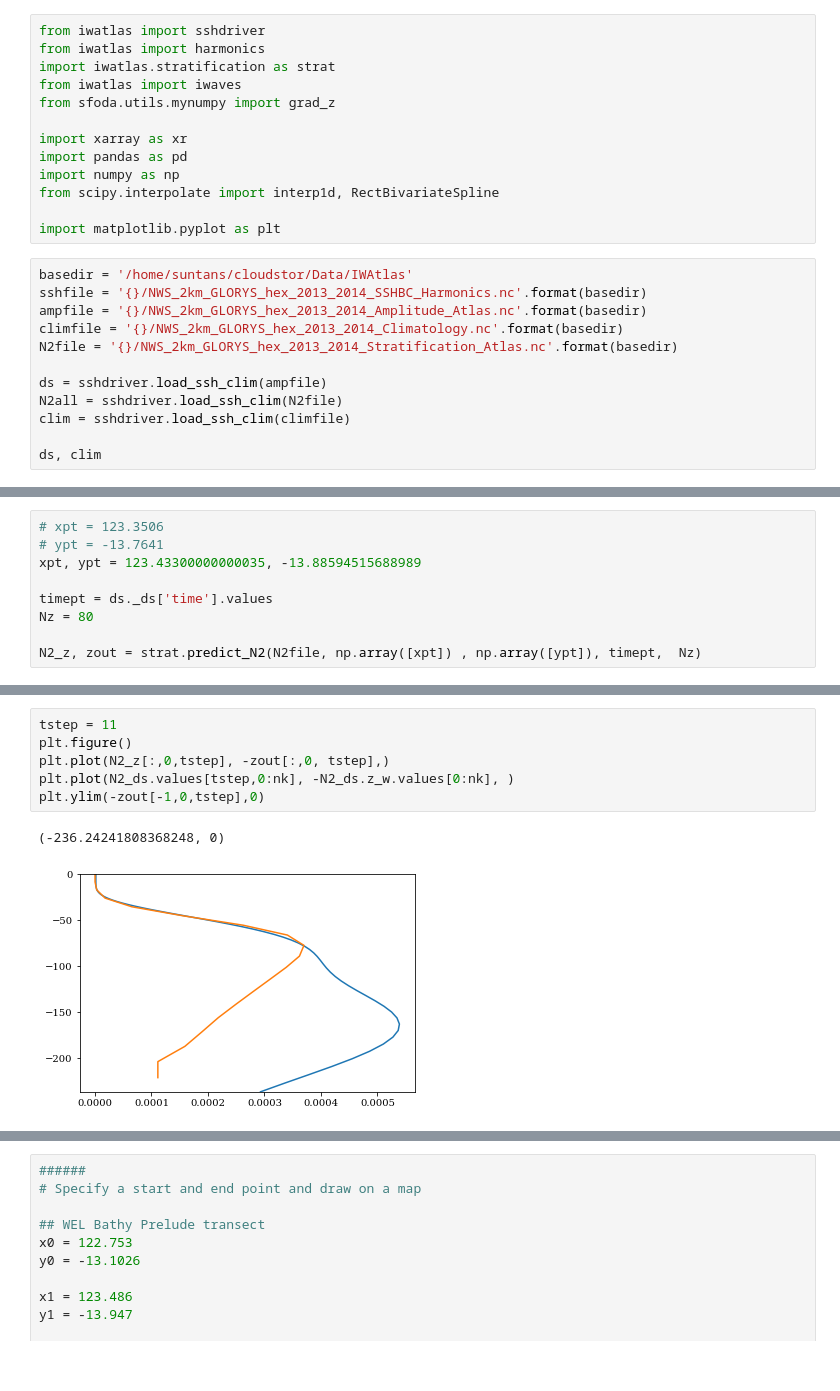
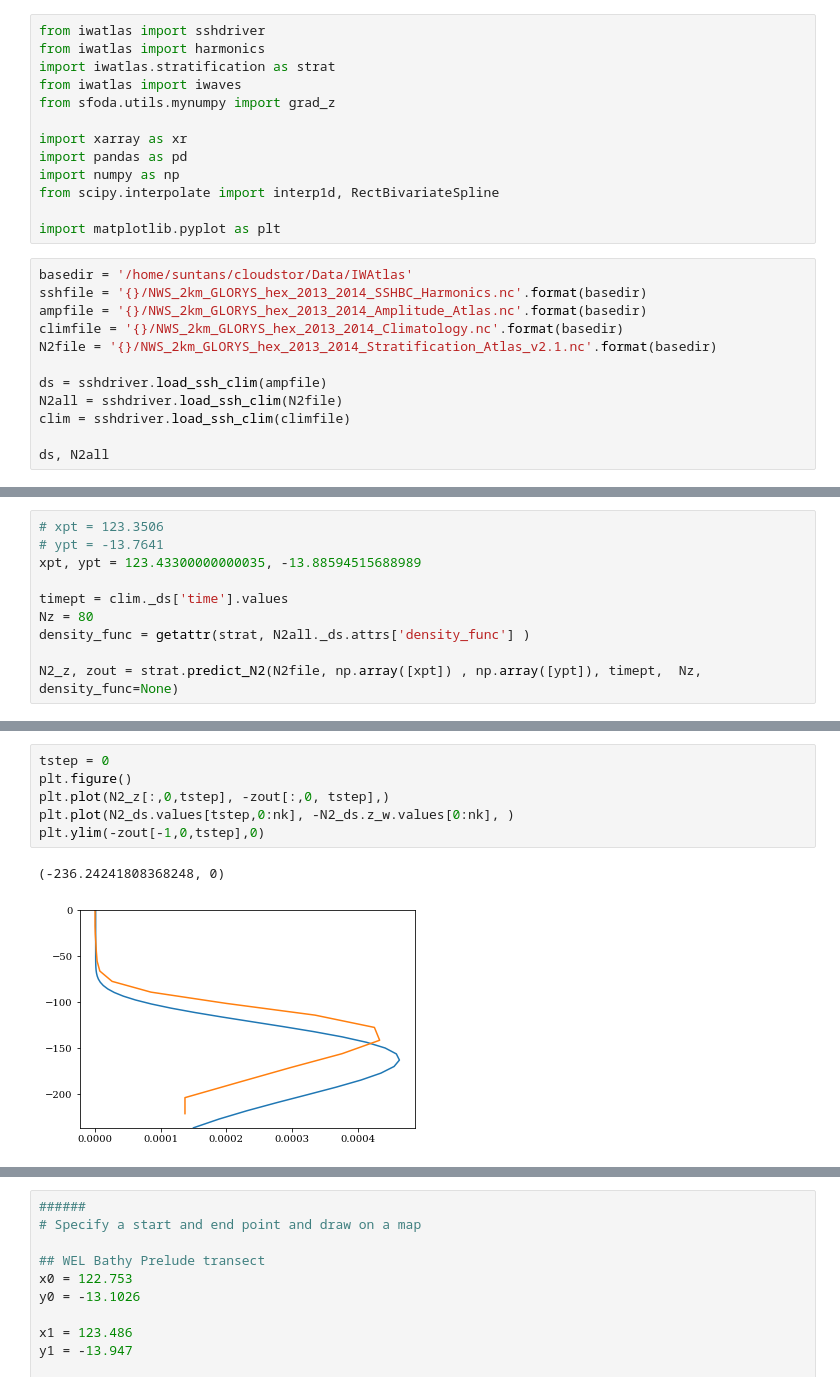
Before and after one commit to mrayson/iwatlas, a Jupyter notebook: sandpit/test_N2_fitting.ipynb, the cells around one changed output, grey strips where cells are left out. Cells and saved outputs as stored; diff of their text form.

```diff
--- a/sandpit/test_N2_fitting.ipynb
+++ b/sandpit/test_N2_fitting.ipynb
@@ -20,13 +20,13 @@ basedir = '/home/suntans/cloudstor/Data/IWAtlas'
 sshfile = '{}/NWS_2km_GLORYS_hex_2013_2014_SSHBC_Harmonics.nc'.format(basedir)
 ampfile = '{}/NWS_2km_GLORYS_hex_2013_2014_Amplitude_Atlas.nc'.format(basedir)
 climfile = '{}/NWS_2km_GLORYS_hex_2013_2014_Climatology.nc'.format(basedir)
-N2file = '{}/NWS_2km_GLORYS_hex_2013_2014_Stratification_Atlas.nc'.format(basedir)
+N2file = '{}/NWS_2km_GLORYS_hex_2013_2014_Stratification_Atlas_v2.1.nc'.format(basedir)
 
 ds = sshdriver.load_ssh_clim(ampfile)
 N2all = sshdriver.load_ssh_clim(N2file)
 clim = sshdriver.load_ssh_clim(climfile)
 
-ds, clim
+ds, N2all
 # %% [output]
 (<xarray.Dataset>
  Dimensions:   (Nc: 225368, Nk: 80, Nkw: 81, Nmode: 4, Np: 454016, Ntide: 5, numsides: 8, time: 23)
@@ -50,10 +60,11 @@ ds, clim
 # ypt = -13.7641
 xpt, ypt = 123.43300000000035, -13.88594515688989
 
-timept = ds._ds['time'].values
+timept = clim._ds['time'].values
 Nz = 80
+density_func = getattr(strat, N2all._ds.attrs['density_func'] )
 
-N2_z, zout = strat.predict_N2(N2file, np.array([xpt]) , np.array([ypt]), timept,  Nz)
+N2_z, zout = strat.predict_N2(N2file, np.array([xpt]) , np.array([ypt]), timept,  Nz, density_func=None)
 # %%
 _, idx = ds.find_nearest([ xpt, ypt])
 nk = ds._ds['Nk'][idx].values
@@ -80,14 +91,14 @@ Attributes:
     long_name:  buoyancy frequency squared
     units:      s-2
 # %%
-tstep = 11
+tstep = 0
 plt.figure()
 plt.plot(N2_z[:,0,tstep], -zout[:,0, tstep],)
 plt.plot(N2_ds.values[tstep,0:nk], -N2_ds.z_w.values[0:nk], )
 plt.ylim(-zout[-1,0,tstep],0)
 # %% [output]
 (-236.24241808368248, 0)
-[figure, old version]
+[figure, new version]
 # %%
 N2_t = N2all._ds['N2_t'][:,:,idx]
 
```
Also changed, not shown: parts of 6 cells of this notebook, 3 other files.
